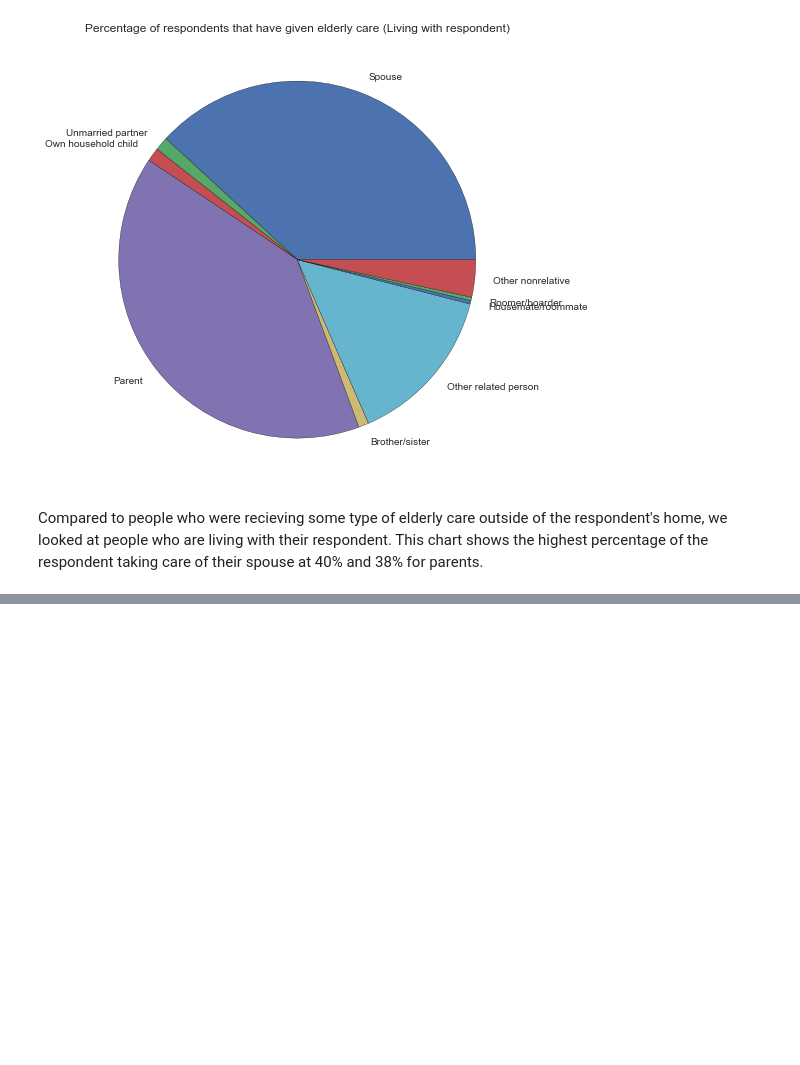
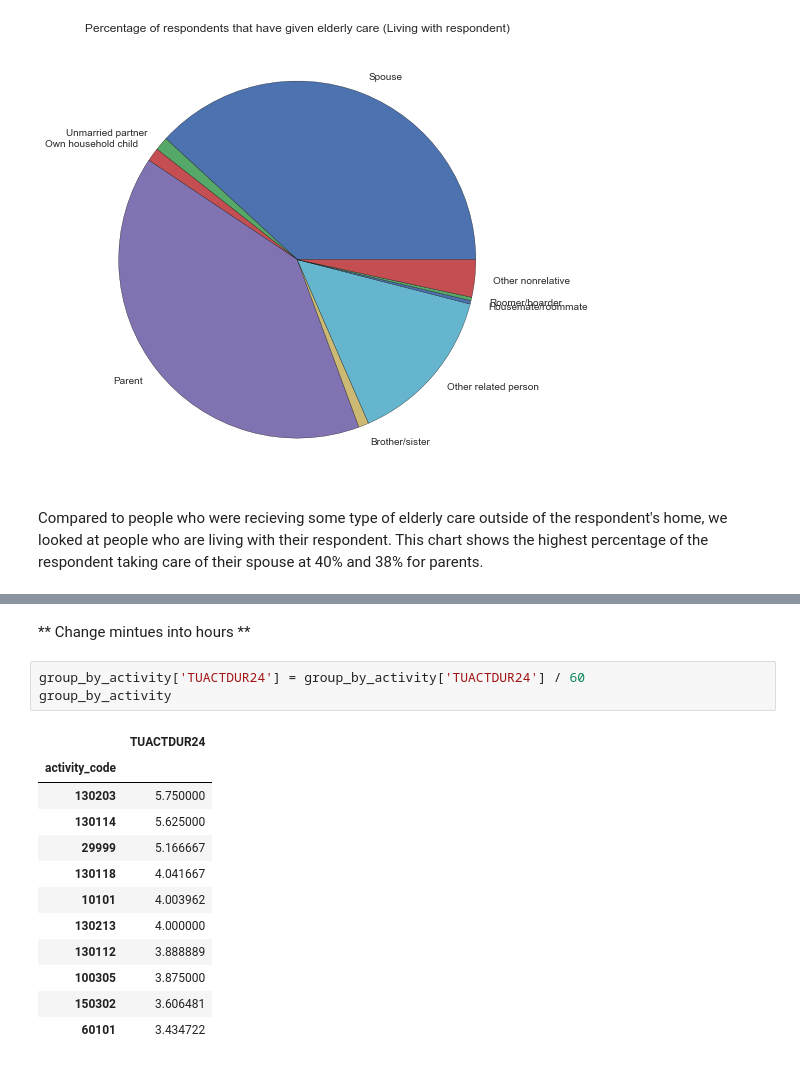
Before and after one commit to stacyzhao/atus-analysis, a Jupyter notebook: Wasting Time.ipynb, the cells around one changed output, grey strips where cells are left out. Saved outputs shown, nothing was run; the diff lists cells and outputs as text; blank space fills up the shorter version.

```diff
--- a/Wasting Time.ipynb
+++ b/Wasting Time.ipynb
@@ -141,0 +174,18 @@ dtype: int64
+# %% [markdown]
+** Change mintues into hours **
+# %%
+group_by_activity['TUACTDUR24'] = group_by_activity['TUACTDUR24'] / 60
+group_by_activity
+# %% [output]
+|  | TUACTDUR24 |
+| activity_code |  |
+| 130203 | 5.750000 |
+| 130114 | 5.625000 |
+| 29999 | 5.166667 |
+| 130118 | 4.041667 |
+| 10101 | 4.003962 |
+| 130213 | 4.000000 |
+| 130112 | 3.888889 |
+| 100305 | 3.875000 |
+| 150302 | 3.606481 |
+| 60101 | 3.434722 |
```
Also changed, not shown: parts of 27 cells of this notebook.
